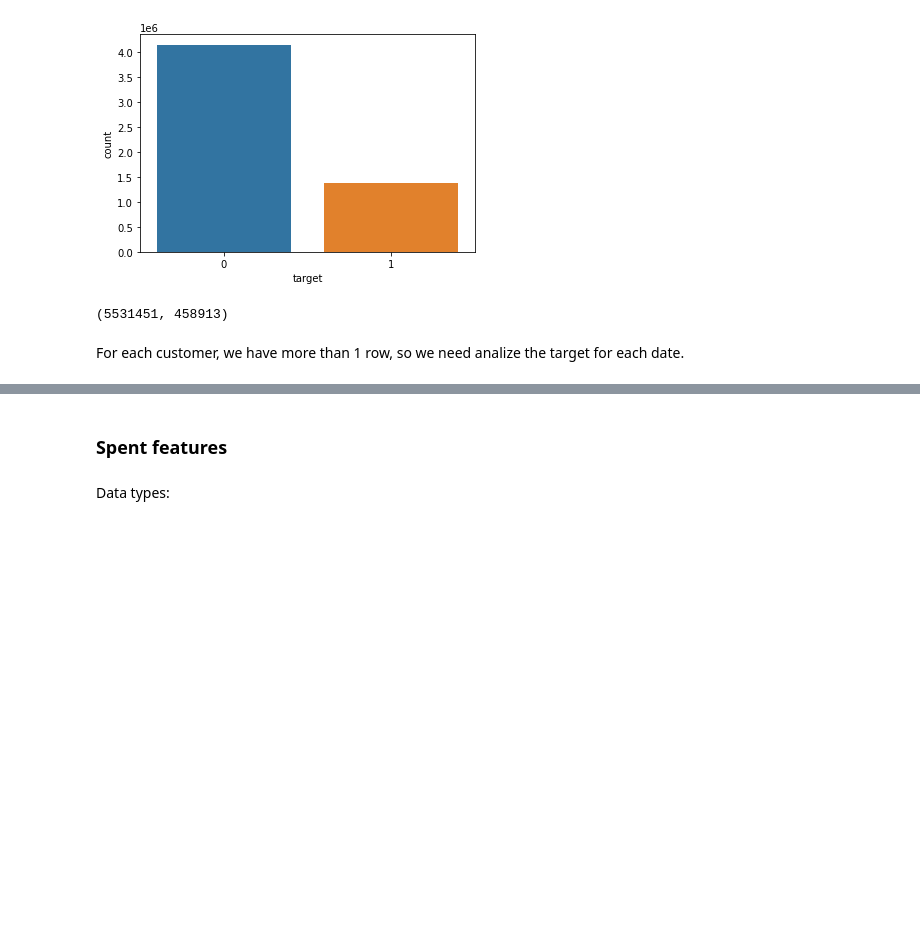
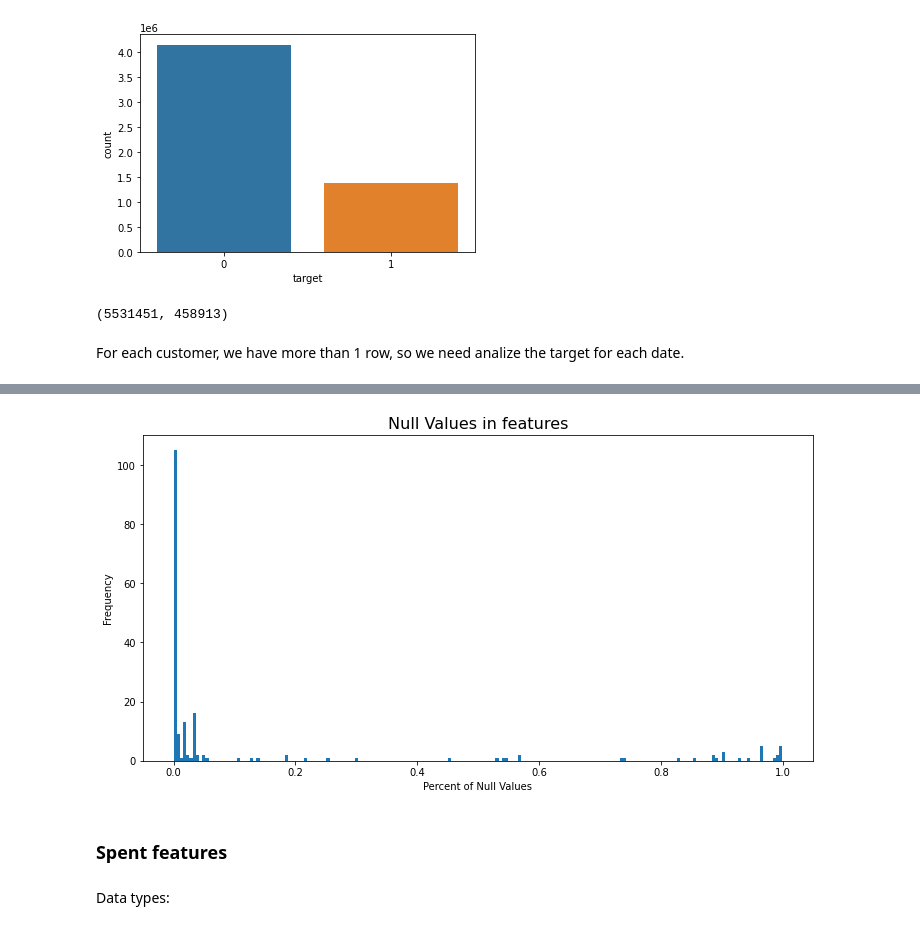
Before and after one commit to bereamanuel/AMEX-default-prediction, a Jupyter notebook: amex-eda.ipynb, the cells around one changed output, grey strips where cells are left out. Cells and saved outputs as stored; diff of their text form; code cells hidden in the pictures; blank space fills up the shorter version.

```diff
--- a/amex-eda.ipynb
+++ b/amex-eda.ipynb
@@ -143,3 +184,7 @@ train[train.customer_ID ==  train.iloc[0].customer_ID ].iloc[:,:10]
+# %%
+plotNansPer(train.columns)
+# %% [output]
+[figure, added]
 # %% [markdown]
 ### Spent features
 # %% [markdown]
```
Also changed, not shown: parts of 23 cells of this notebook.
